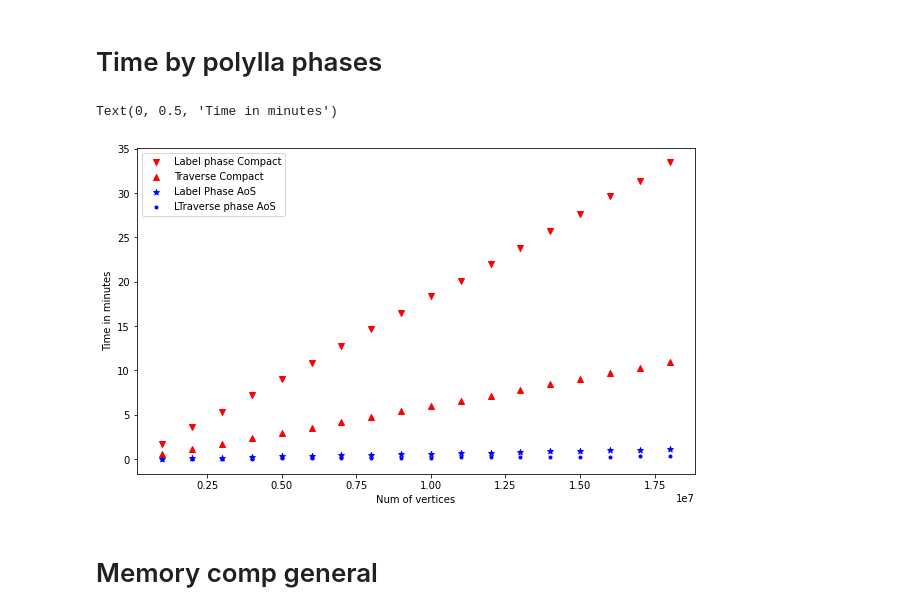
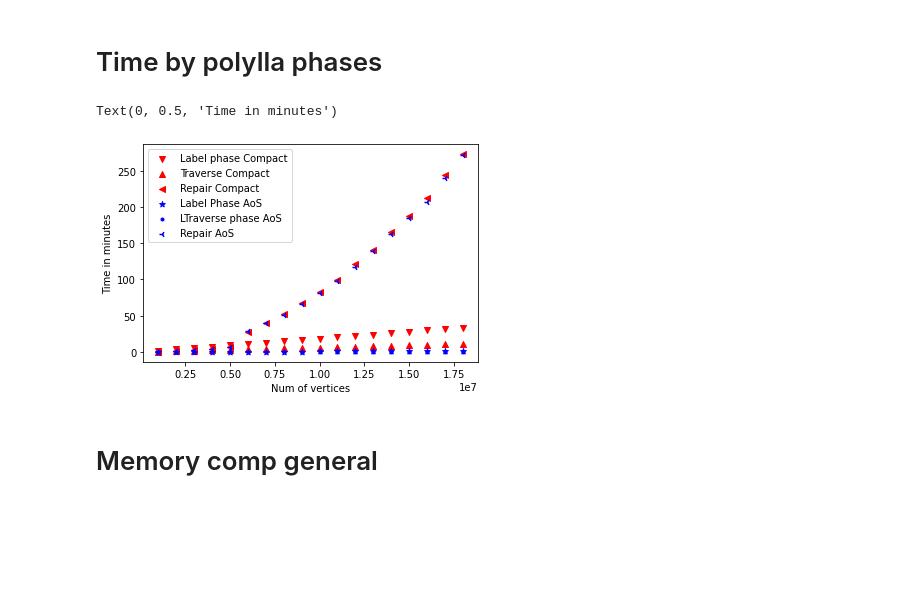
Before and after one commit to ssalinasfe/Compact-Polylla-Mesh, a Jupyter notebook: pruebas/output/plots.ipynb, the cells around one changed output. Saved outputs shown, nothing was run; the diff lists cells and outputs as text; code cells hidden in the pictures; blank space fills up the shorter version.

Commit message:
fixed bug in repair phase that make that phase cuadratic instead of lineal

```diff
--- a/pruebas/output/plots.ipynb
+++ b/pruebas/output/plots.ipynb
@@ -220,18 +220,18 @@ Text(0, 0.5, 'Time in minutes')
 # %%
 plt.scatter(data_time_compact.n_vertices, data_time_compact.Label_phase, c="red",marker="v", label='Label phase Compact')
 plt.scatter(data_time_compact.n_vertices, data_time_compact.time_to_traversal, c="red",marker="^", label='Traverse Compact')
-#plt.scatter(data_time_compact.n_vertices, data_time_compact.time_to_repair, c="red",marker="<", label='Repair Compact')
+plt.scatter(data_time_compact.n_vertices, data_time_compact.time_to_repair, c="red",marker="<", label='Repair Compact')
 
 plt.scatter(data_time.n_vertices, data_time.Label_phase, c="blue" ,marker="*",  label='Label Phase AoS')
 plt.scatter(data_time.n_vertices, data_time.time_to_traversal, c="blue" ,marker=".",  label='LTraverse phase AoS')
-#plt.scatter(data_time.n_vertices, data_time.time_to_repair, c="blue" ,marker="3",  label='Repair AoS')
+plt.scatter(data_time.n_vertices, data_time.time_to_repair, c="blue" ,marker="3",  label='Repair AoS')
 plt.legend()
 plt.ticklabel_format(style='sci', axis='x', scilimits=(0,0))
 plt.xlabel("Num of vertices")
 plt.ylabel("Time in minutes")
 # %% [output]
 Text(0, 0.5, 'Time in minutes')
-[figure, old version]
+[figure, new version]
 # %% [markdown]
 # Memory comp general
 # %%
```
Also changed, not shown: parts of 12 cells of this notebook, 2 other files.
